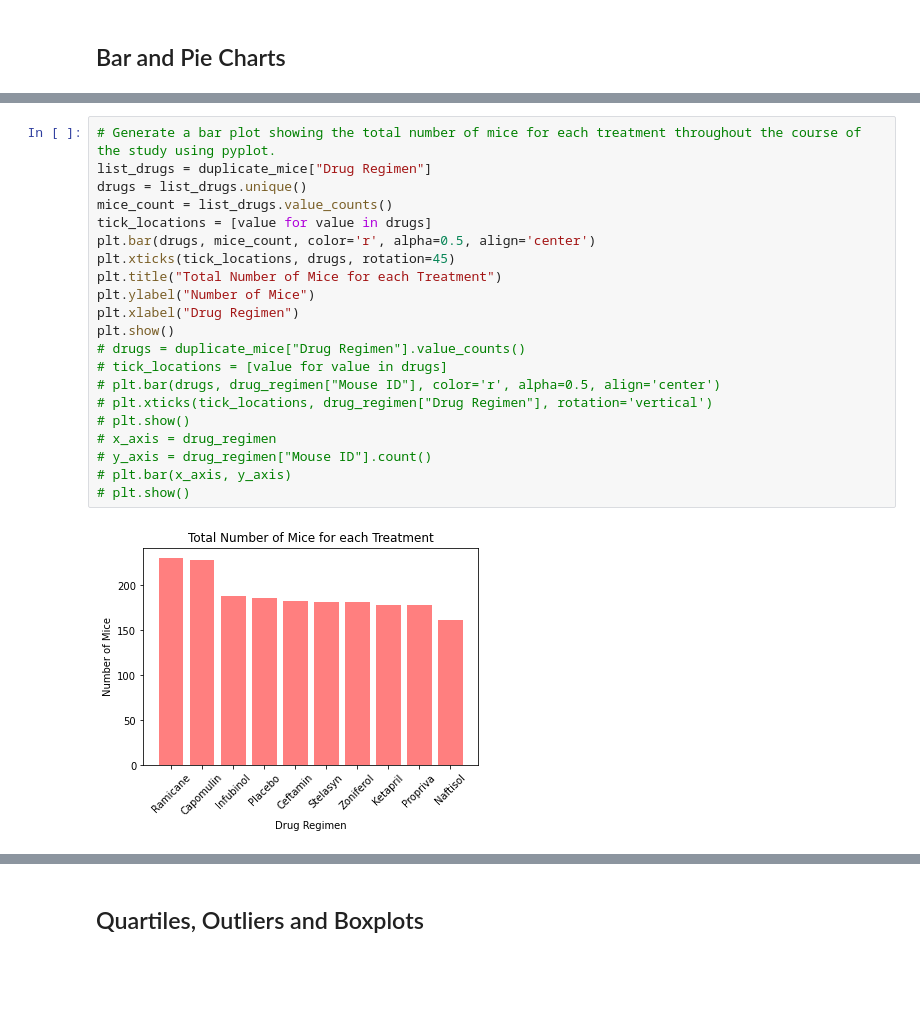
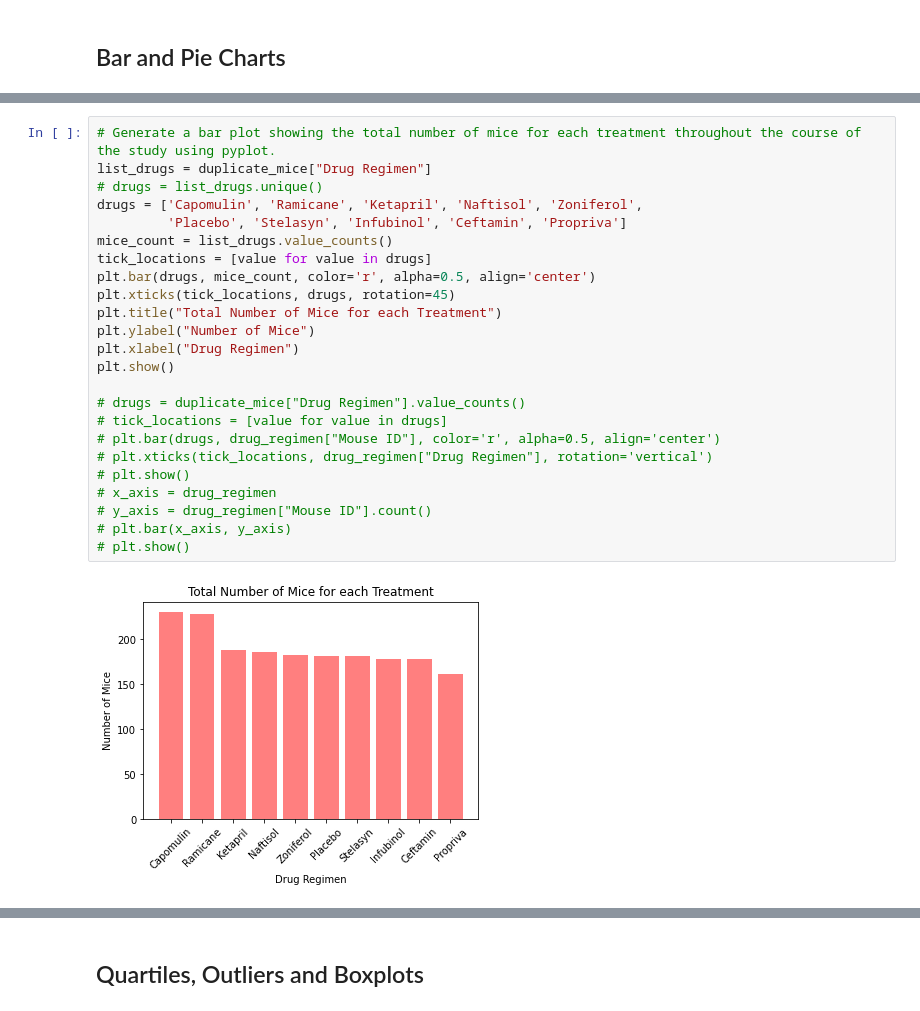
Before and after one commit to SybileC/matplotlib-challenge, a Jupyter notebook: 02-Homework_05-Matplotlib_Instructions_Pymaceuticals_pymaceuticals_starter.ipynb, the cells around one changed output, grey strips where cells are left out. Drawn from its saved outputs; the diff is of its cells as text; blank space fills up the shorter version.

```diff
--- a/02-Homework_05-Matplotlib_Instructions_Pymaceuticals_pymaceuticals_starter.ipynb
+++ b/02-Homework_05-Matplotlib_Instructions_Pymaceuticals_pymaceuticals_starter.ipynb
@@ -146,25 +151,28 @@ AttributeError: 'Series' object has no attribute 'set_xticklabels'
 # %%
 # Generate a bar plot showing the total number of mice for each treatment throughout the course of the study using pyplot.
 list_drugs = duplicate_mice["Drug Regimen"]
-drugs = list_drugs.unique()
+# drugs = list_drugs.unique()
+drugs = ['Capomulin', 'Ramicane', 'Ketapril', 'Naftisol', 'Zoniferol',
+         'Placebo', 'Stelasyn', 'Infubinol', 'Ceftamin', 'Propriva']
 mice_count = list_drugs.value_counts()
 tick_locations = [value for value in drugs]
 plt.bar(drugs, mice_count, color='r', alpha=0.5, align='center')
 plt.xticks(tick_locations, drugs, rotation=45)
 plt.title("Total Number of Mice for each Treatment")
 plt.ylabel("Number of Mice")
 plt.xlabel("Drug Regimen")
 plt.show()
+
 # drugs = duplicate_mice["Drug Regimen"].value_counts()
 # tick_locations = [value for value in drugs]
 # plt.bar(drugs, drug_regimen["Mouse ID"], color='r', alpha=0.5, align='center')
 # plt.xticks(tick_locations, drug_regimen["Drug Regimen"], rotation='vertical')
 # plt.show()
 # x_axis = drug_regimen
 # y_axis = drug_regimen["Mouse ID"].count()
 # plt.bar(x_axis, y_axis)
 # plt.show()
 # %% [output]
-[figure, old version]
+[figure, new version]
 # %%
 # Generate a pie plot showing the distribution of female versus male mice using pandas
```
Also changed, not shown: parts of 5 cells of this notebook.
